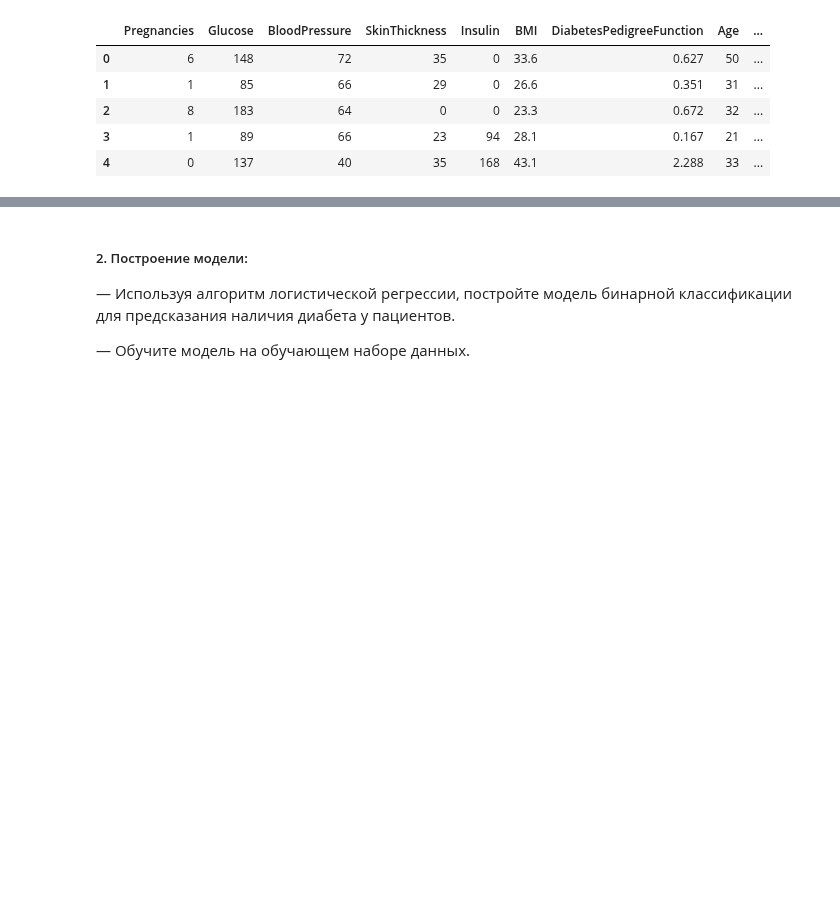
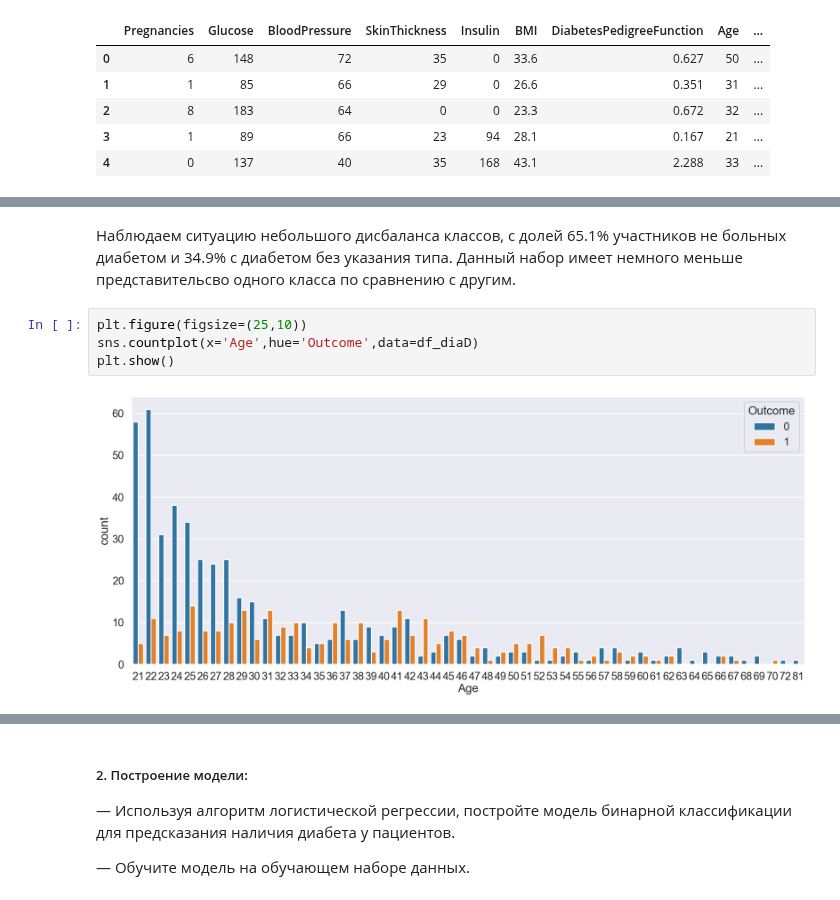
Before and after one commit to Ritorta/PythonDataBase, a Jupyter notebook: Work#4/Task_1.ipynb, the cells around one changed output, grey strips where cells are left out. Cells and saved outputs as stored; diff of their text form; blank space fills up the shorter version.

```diff
--- a/Work#4/Task_1.ipynb
+++ b/Work#4/Task_1.ipynb
@@ -115,0 +126,8 @@ dtype: object
+# %% [markdown]
+Наблюдаем ситуацию небольшого дисбаланса классов, с долей 65.1% участников не больных диабетом и 34.9% с диабетом без указания типа. Данный набор имеет немного меньше представительсво одного класса по сравнению с другим.
+# %%
+plt.figure(figsize=(25,10))
+sns.countplot(x='Age',hue='Outcome',data=df_diaD)
+plt.show()
+# %% [output]
+[figure, added]
```
Also changed, not shown: parts of 18 cells of this notebook.
